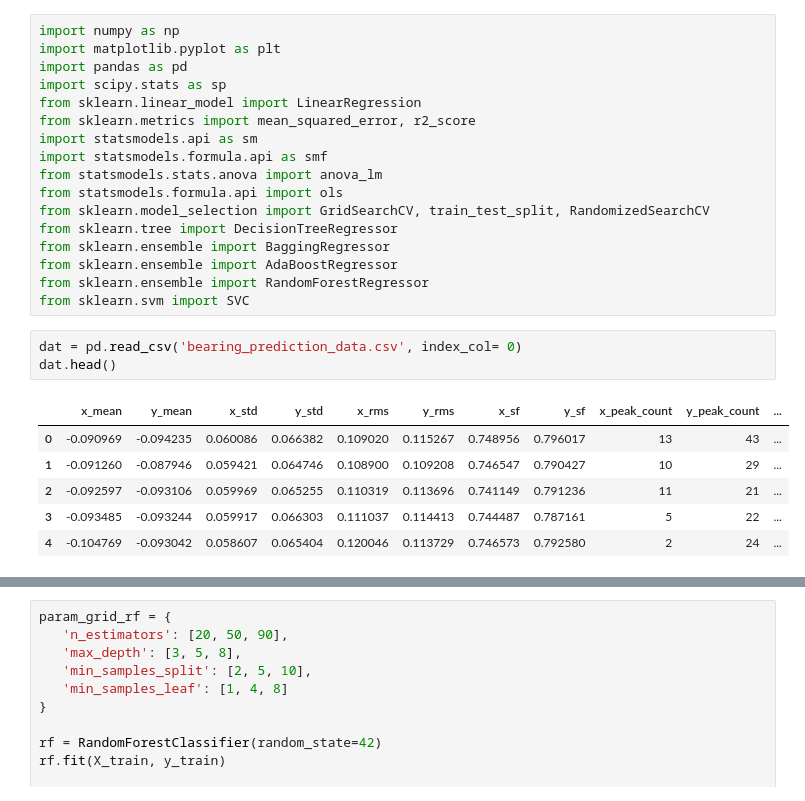
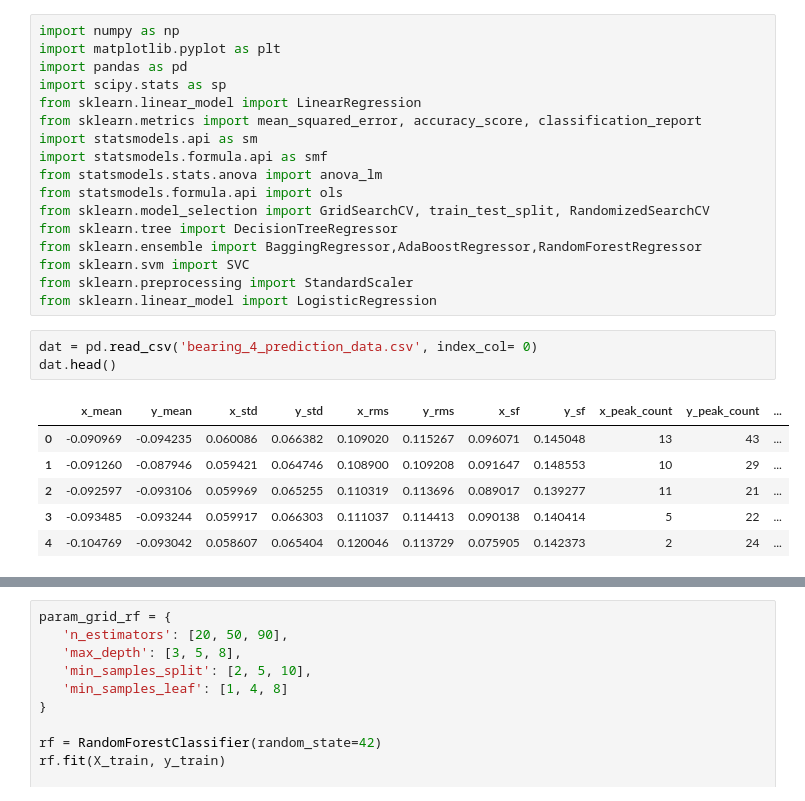
Before and after one commit to KonstantinTheHandsome/DS-Final-Ass, a Jupyter notebook: train/Predictions.IPYNB, the cells around one changed output, grey strips where cells are left out. Saved outputs shown, nothing was run; the diff lists cells and outputs as text.

```diff
--- a/train/Predictions.IPYNB
+++ b/train/Predictions.IPYNB
@@ -4,24 +4,24 @@ import matplotlib.pyplot as plt
 import pandas as pd
 import scipy.stats as sp
 from sklearn.linear_model import LinearRegression
-from sklearn.metrics import mean_squared_error, r2_score
+from sklearn.metrics import mean_squared_error, accuracy_score, classification_report
 import statsmodels.api as sm
 import statsmodels.formula.api as smf
 from statsmodels.stats.anova import anova_lm
 from statsmodels.formula.api import ols
 from sklearn.model_selection import GridSearchCV, train_test_split, RandomizedSearchCV
 from sklearn.tree import DecisionTreeRegressor
-from sklearn.ensemble import BaggingRegressor
-from sklearn.ensemble import AdaBoostRegressor
-from sklearn.ensemble import RandomForestRegressor
+from sklearn.ensemble import BaggingRegressor,AdaBoostRegressor,RandomForestRegressor
 from sklearn.svm import SVC
+from sklearn.preprocessing import StandardScaler
+from sklearn.linear_model import LogisticRegression
 # %%
-dat = pd.read_csv('bearing_prediction_data.csv', index_col= 0)
+dat = pd.read_csv('bearing_4_prediction_data.csv', index_col= 0)
 dat.head()
 # %% [output]
 |  | x_mean | y_mean | x_std | y_std | x_rms | y_rms | x_sf | y_sf | x_peak_count | y_peak_count | ... |
-| 0 | -0.090969 | -0.094235 | 0.060086 | 0.066382 | 0.109020 | 0.115267 | 0.748956 | 0.796017 | 13 | 43 | ... |
-| 1 | -0.091260 | -0.087946 | 0.059421 | 0.064746 | 0.108900 | 0.109208 | 0.746547 | 0.790427 | 10 | 29 | ... |
-| 2 | -0.092597 | -0.093106 | 0.059969 | 0.065255 | 0.110319 | 0.113696 | 0.741149 | 0.791236 | 11 | 21 | ... |
-| 3 | -0.093485 | -0.093244 | 0.059917 | 0.066303 | 0.111037 | 0.114413 | 0.744487 | 0.787161 | 5 | 22 | ... |
-| 4 | -0.104769 | -0.093042 | 0.058607 | 0.065404 | 0.120046 | 0.113729 | 0.746573 | 0.792580 | 2 | 24 | ... |
+| 0 | -0.090969 | -0.094235 | 0.060086 | 0.066382 | 0.109020 | 0.115267 | 0.096071 | 0.145048 | 13 | 43 | ... |
+| 1 | -0.091260 | -0.087946 | 0.059421 | 0.064746 | 0.108900 | 0.109208 | 0.091647 | 0.148553 | 10 | 29 | ... |
+| 2 | -0.092597 | -0.093106 | 0.059969 | 0.065255 | 0.110319 | 0.113696 | 0.089017 | 0.139277 | 11 | 21 | ... |
+| 3 | -0.093485 | -0.093244 | 0.059917 | 0.066303 | 0.111037 | 0.114413 | 0.090138 | 0.140414 | 5 | 22 | ... |
+| 4 | -0.104769 | -0.093042 | 0.058607 | 0.065404 | 0.120046 | 0.113729 | 0.075905 | 0.142373 | 2 | 24 | ... |
```
Also changed, not shown: parts of 5 cells of this notebook, 3 other files.
